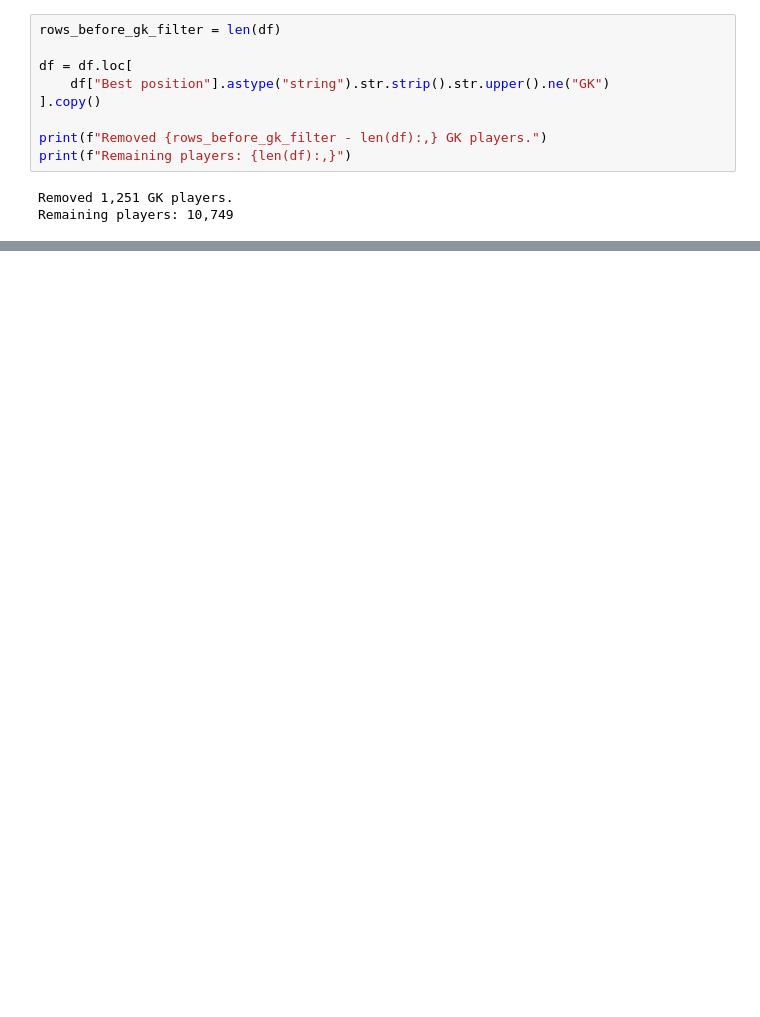
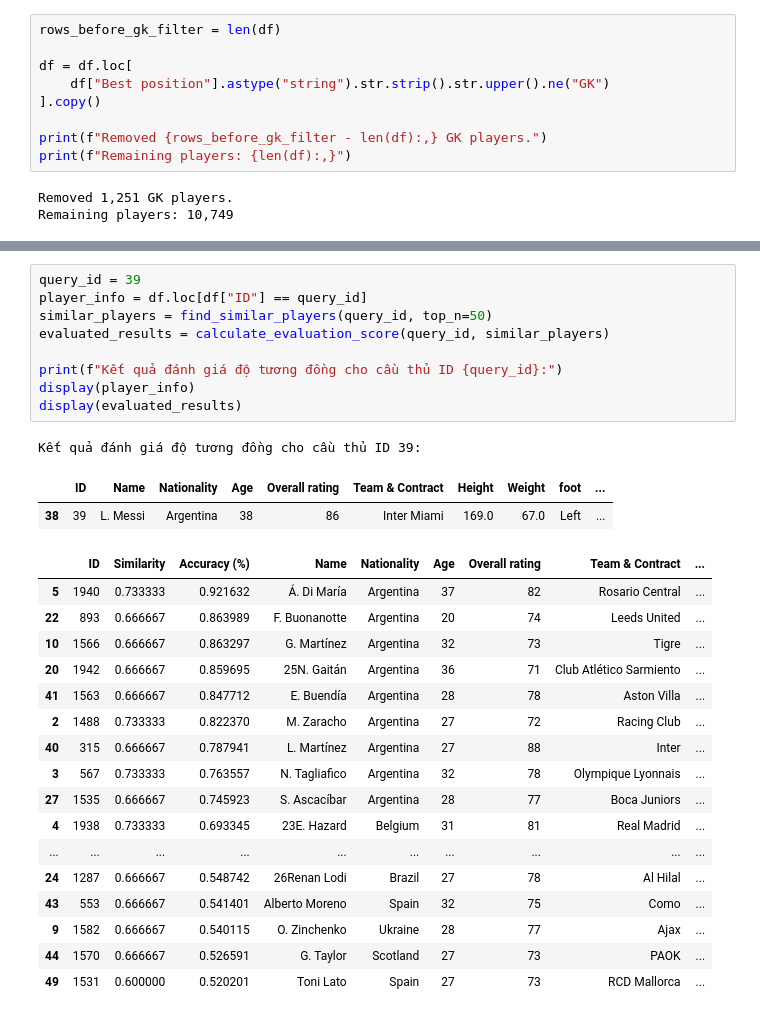
Before and after one commit to Cahoii/playerSimilarity_LDM, a Jupyter notebook: main.ipynb, the cells around one changed output, grey strips where cells are left out. Saved outputs shown, nothing was run; the diff lists cells and outputs as text; blank space fills up the shorter version.

```diff
--- a/main.ipynb
+++ b/main.ipynb
@@ -584,0 +602,30 @@ Kết quả đánh giá độ tương đồng cho cầu thủ ID 17:
+# %%
+query_id = 39
+player_info = df.loc[df["ID"] == query_id]
+similar_players = find_similar_players(query_id, top_n=50)
+evaluated_results = calculate_evaluation_score(query_id, similar_players)
+
+print(f"Kết quả đánh giá độ tương đồng cho cầu thủ ID {query_id}:")
+display(player_info)
+display(evaluated_results)
+# %% [output]
+Kết quả đánh giá độ tương đồng cho cầu thủ ID 39:
+|  | ID | Name | Nationality | Age | Overall rating | Team & Contract | Height | Weight | foot | ... |
+| 38 | 39 | L. Messi | Argentina | 38 | 86 | Inter Miami | 169.0 | 67.0 | Left | ... |
+|  | ID | Similarity | Accuracy (%) | Name | Nationality | Age | Overall rating | Team & Contract | ... |
+| 5 | 1940 | 0.733333 | 0.921632 | Á. Di María | Argentina | 37 | 82 | Rosario Central | ... |
+| 22 | 893 | 0.666667 | 0.863989 | F. Buonanotte | Argentina | 20 | 74 | Leeds United | ... |
+| 10 | 1566 | 0.666667 | 0.863297 | G. Martínez | Argentina | 32 | 73 | Tigre | ... |
+| 20 | 1942 | 0.666667 | 0.859695 | 25N. Gaitán | Argentina | 36 | 71 | Club Atlético Sarmiento | ... |
+| 41 | 1563 | 0.666667 | 0.847712 | E. Buendía | Argentina | 28 | 78 | Aston Villa | ... |
+| 2 | 1488 | 0.733333 | 0.822370 | M. Zaracho | Argentina | 27 | 72 | Racing Club | ... |
+| 40 | 315 | 0.666667 | 0.787941 | L. Martínez | Argentina | 27 | 88 | Inter | ... |
+| 3 | 567 | 0.733333 | 0.763557 | N. Tagliafico | Argentina | 32 | 78 | Olympique Lyonnais | ... |
+| 27 | 1535 | 0.666667 | 0.745923 | S. Ascacíbar | Argentina | 28 | 77 | Boca Juniors | ... |
+| 4 | 1938 | 0.733333 | 0.693345 | 23E. Hazard | Belgium | 31 | 81 | Real Madrid | ... |
+| ... | ... | ... | ... | ... | ... | ... | ... | ... | ... |
+| 24 | 1287 | 0.666667 | 0.548742 | 26Renan Lodi | Brazil | 27 | 78 | Al Hilal | ... |
+| 43 | 553 | 0.666667 | 0.541401 | Alberto Moreno | Spain | 32 | 75 | Como | ... |
+| 9 | 1582 | 0.666667 | 0.540115 | O. Zinchenko | Ukraine | 28 | 77 | Ajax | ... |
+| 44 | 1570 | 0.666667 | 0.526591 | G. Taylor | Scotland | 27 | 73 | PAOK | ... |
+| 49 | 1531 | 0.600000 | 0.520201 | Toni Lato | Spain | 27 | 73 | RCD Mallorca | ... |
```
Also changed, not shown: parts of 15 cells of this notebook.
